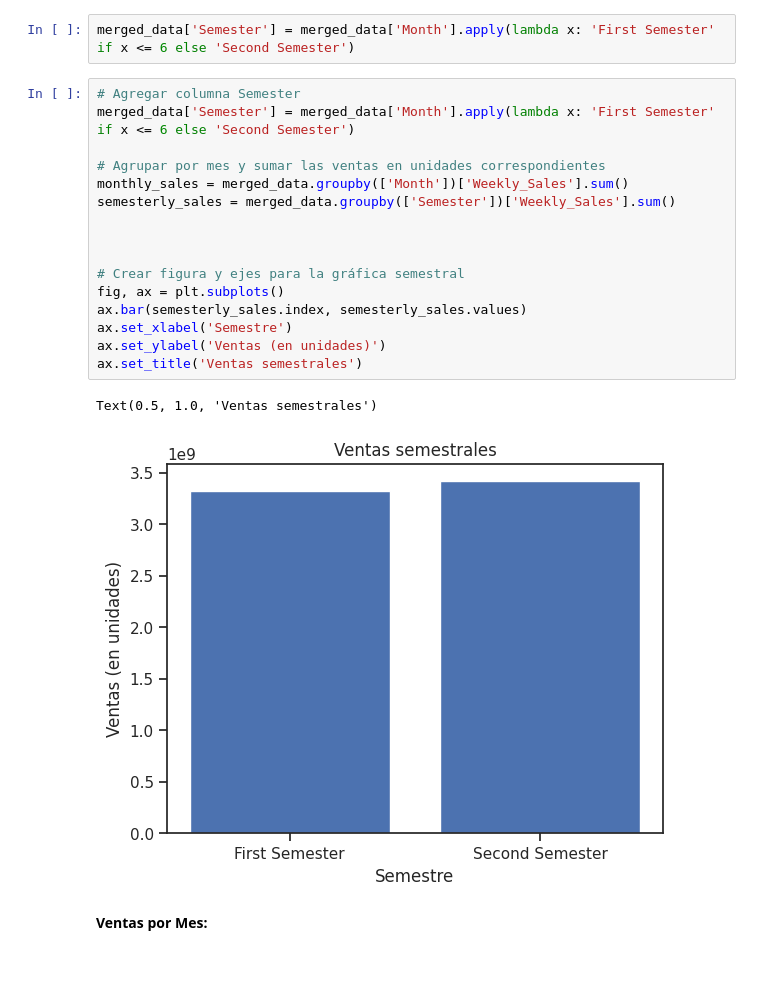
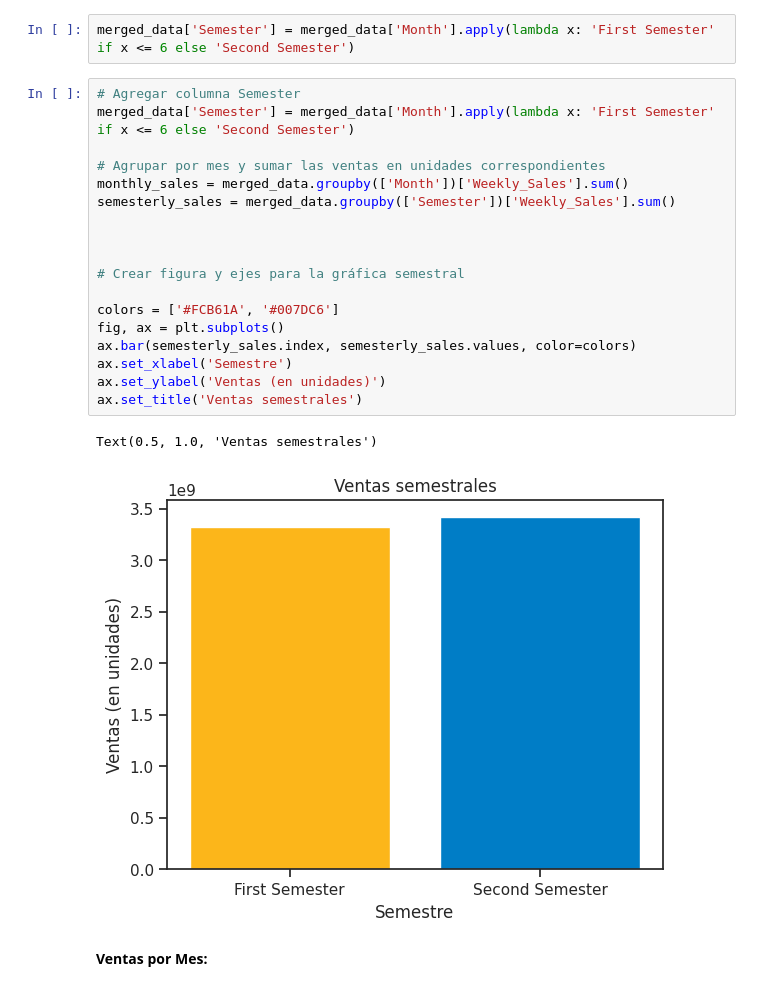
Before and after one commit to gina13mnsr/Walmart_forecasting_G8, a Jupyter notebook: codigo2.ipynb, the cells around one changed output. Cells and saved outputs as stored; diff of their text form.

```diff
--- a/codigo2.ipynb
+++ b/codigo2.ipynb
@@ -788,22 +788,24 @@ merged_data['Semester'] = merged_data['Month'].apply(lambda x: 'First Semester'
 # %%
 # Agregar columna Semester
 merged_data['Semester'] = merged_data['Month'].apply(lambda x: 'First Semester' if x <= 6 else 'Second Semester')
 
 # Agrupar por mes y sumar las ventas en unidades correspondientes
 monthly_sales = merged_data.groupby(['Month'])['Weekly_Sales'].sum()
 semesterly_sales = merged_data.groupby(['Semester'])['Weekly_Sales'].sum()
 
 
 
 # Crear figura y ejes para la gráfica semestral
+
+colors = ['#FCB61A', '#007DC6']
 fig, ax = plt.subplots()
-ax.bar(semesterly_sales.index, semesterly_sales.values)
+ax.bar(semesterly_sales.index, semesterly_sales.values, color=colors)
 ax.set_xlabel('Semestre')
 ax.set_ylabel('Ventas (en unidades)')
 ax.set_title('Ventas semestrales')
 # %% [output]
 Text(0.5, 1.0, 'Ventas semestrales')
-[figure, old version]
+[figure, new version]
 # %% [markdown]
 **Ventas por Mes:**
 # %%
```
Also changed, not shown: parts of 2 cells of this notebook.
